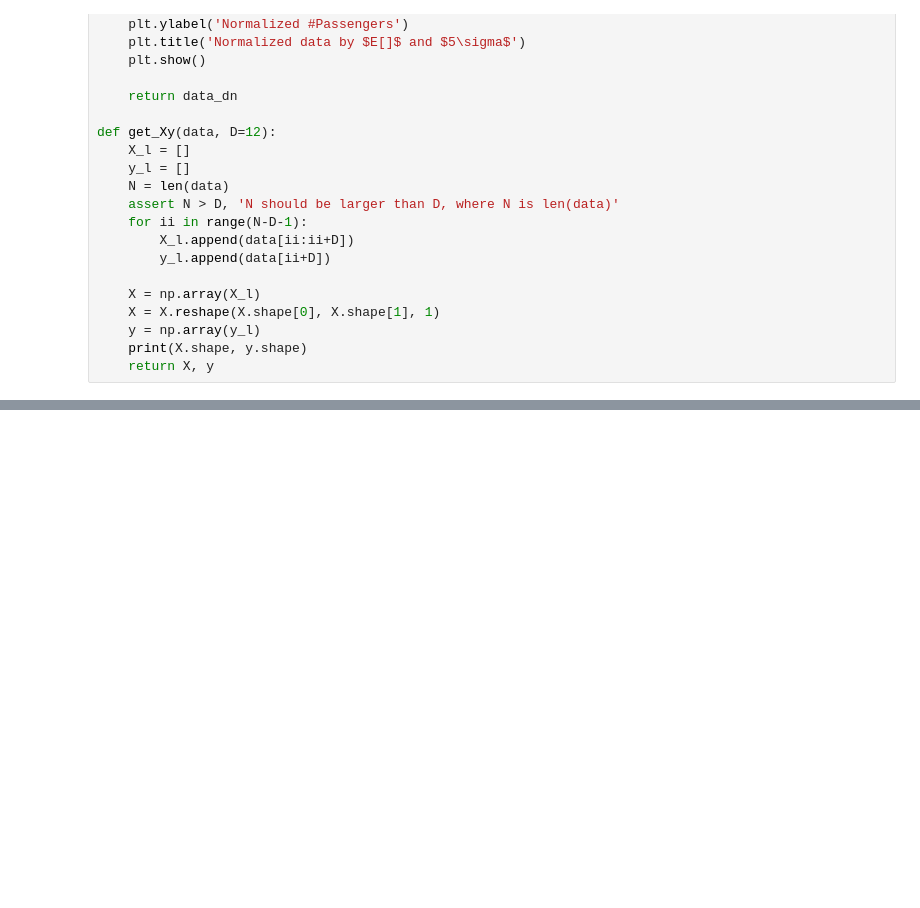
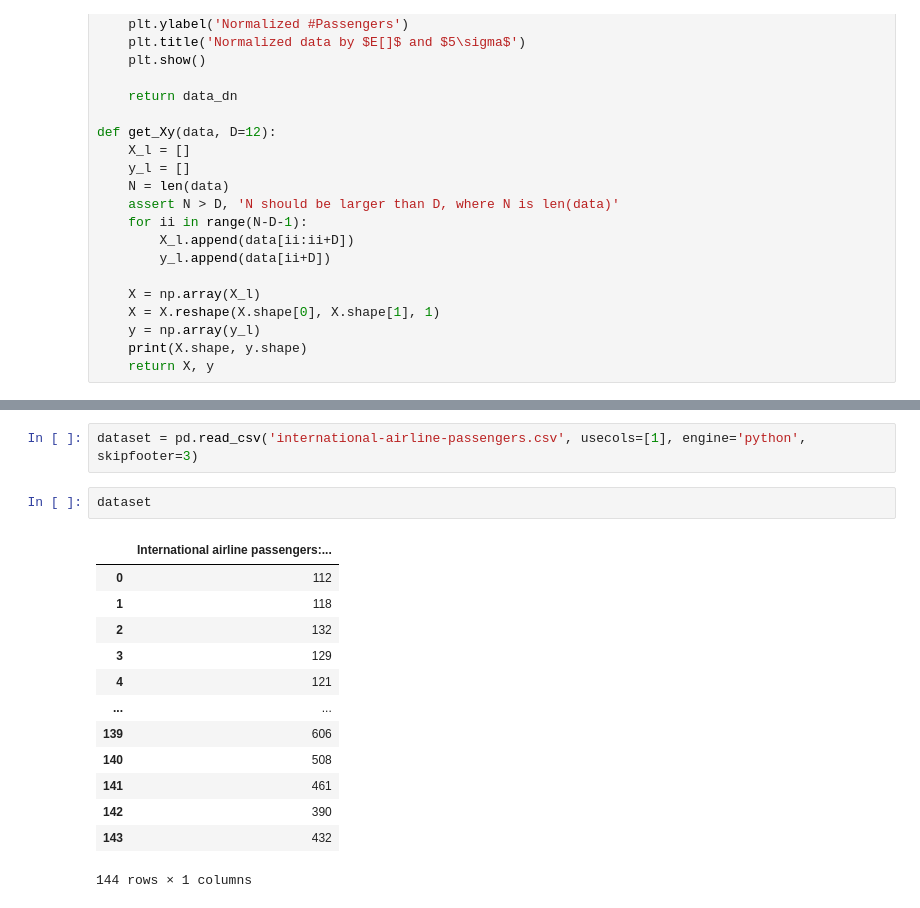
Before and after one commit to kimwooglae/keraspp, a Jupyter notebook: 2020-02/2020-03-02-RNN-LSTM-TIMESERIES.ipynb, the cells around one changed output, grey strips where cells are left out. Cells and saved outputs as stored; diff of their text form; blank space fills up the shorter version.

```diff
--- a/2020-02/2020-03-02-RNN-LSTM-TIMESERIES.ipynb
+++ b/2020-02/2020-03-02-RNN-LSTM-TIMESERIES.ipynb
@@ -198,0 +268,18 @@ Loss: 0.001373783336021006
+# %%
+dataset = pd.read_csv('international-airline-passengers.csv', usecols=[1], engine='python', skipfooter=3)
+# %%
+dataset
+# %% [output]
+|  | International airline passengers:... |
+| 0 | 112 |
+| 1 | 118 |
+| 2 | 132 |
+| 3 | 129 |
+| 4 | 121 |
+| ... | ... |
+| 139 | 606 |
+| 140 | 508 |
+| 141 | 461 |
+| 142 | 390 |
+| 143 | 432 |
+144 rows × 1 columns
```
Also changed, not shown: parts of 5 cells of this notebook.
